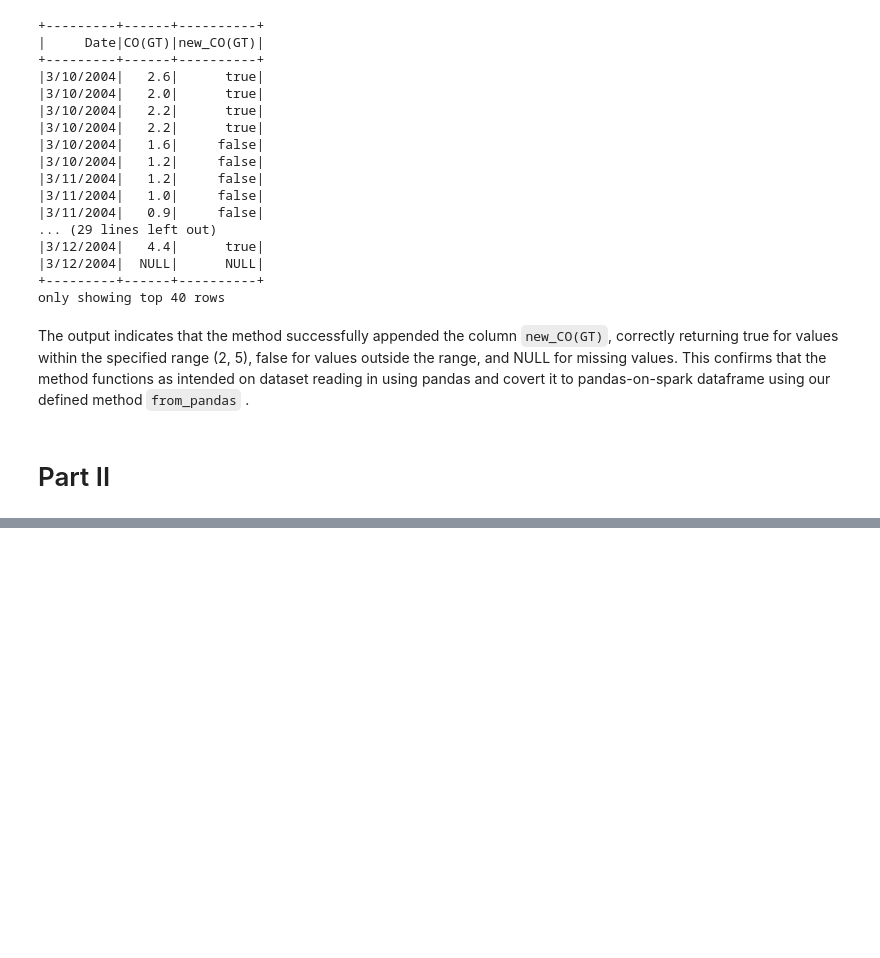
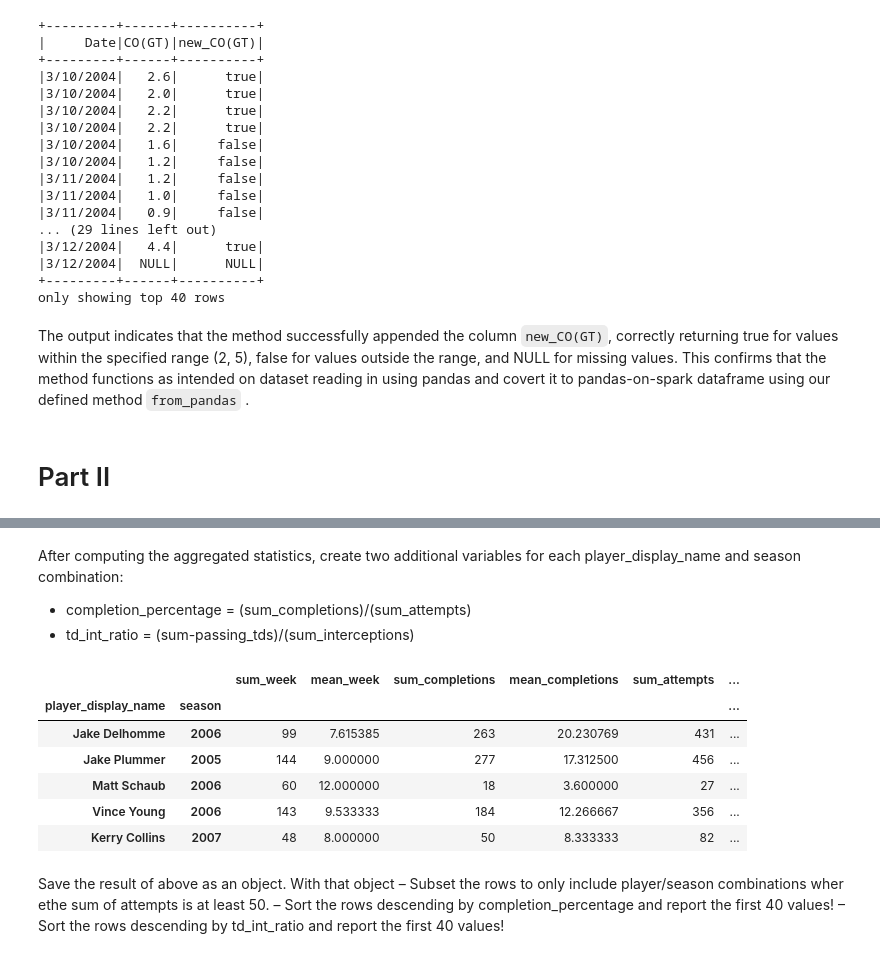
Before and after one commit to hzhoujoy/ST554_Project2, a Jupyter notebook: project2.ipynb, the cells around one changed output, grey strips where cells are left out. Cells and saved outputs as stored; diff of their text form; code cells hidden in the pictures; blank space fills up the shorter version.

```diff
--- a/project2.ipynb
+++ b/project2.ipynb
@@ -936,0 +1069,27 @@ The output indicates that the method successfully appended the column `new_CO(GT
+# %% [markdown]
+After computing the aggregated statistics, create two additional variables for each player_display_name and season combination:
+- completion_percentage = (sum_completions)/(sum_attempts)
+- td_int_ratio = (sum-passing_tds)/(sum_interceptions)
+# %%
+stats['completion_percentage'] = stats['sum_completions'] / stats['sum_attempts']
+# Handle division by zero for td_int_ratio
+stats['td_int_ratio'] = F.when(
+   stats['sum_interceptions'].spark.column == 0,
+    F.lit(None)
+).otherwise(stats['sum_passing_tds'].spark.column / stats['sum_interceptions'].spark.column)
+
+stats.head()
+# %% [output]
+|  |  | sum_week | mean_week | sum_completions | mean_completions | sum_attempts | ... |
+| player_display_name | season |  |  |  |  |  | ... |
+| Jake Delhomme | 2006 | 99 | 7.615385 | 263 | 20.230769 | 431 | ... |
+| Jake Plummer | 2005 | 144 | 9.000000 | 277 | 17.312500 | 456 | ... |
+| Matt Schaub | 2006 | 60 | 12.000000 | 18 | 3.600000 | 27 | ... |
+| Vince Young | 2006 | 143 | 9.533333 | 184 | 12.266667 | 356 | ... |
+| Kerry Collins | 2007 | 48 | 8.000000 | 50 | 8.333333 | 82 | ... |
+# %% [markdown]
+Save the result of above as an object. With that object
+– Subset the rows to only include player/season combinations wher ethe sum of attempts is at least
+50.
+– Sort the rows descending by completion_percentage and report the first 40 values!
+– Sort the rows descending by td_int_ratio and report the first 40 values!
```
Also changed, not shown: parts of 17 cells of this notebook.
